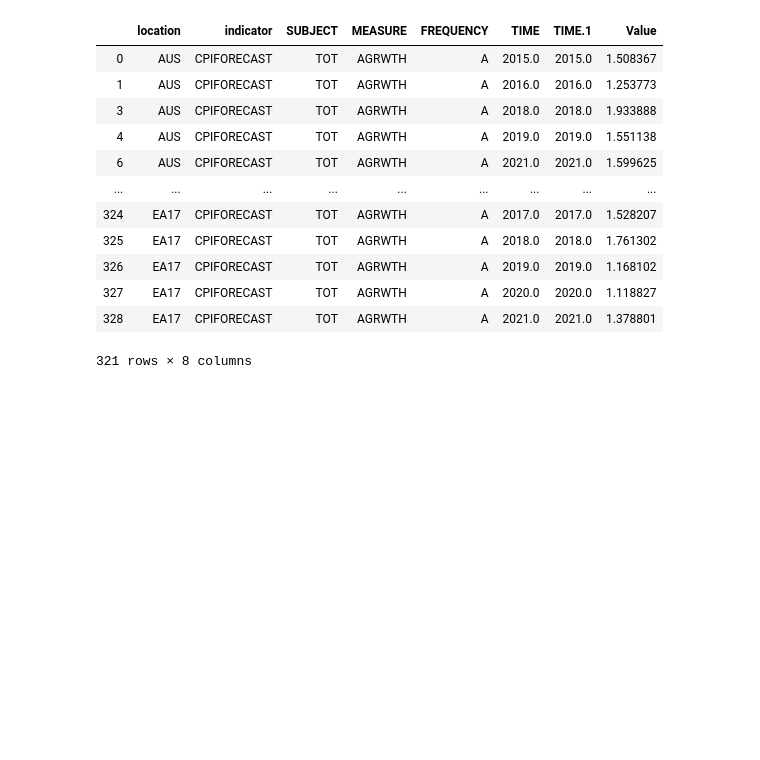
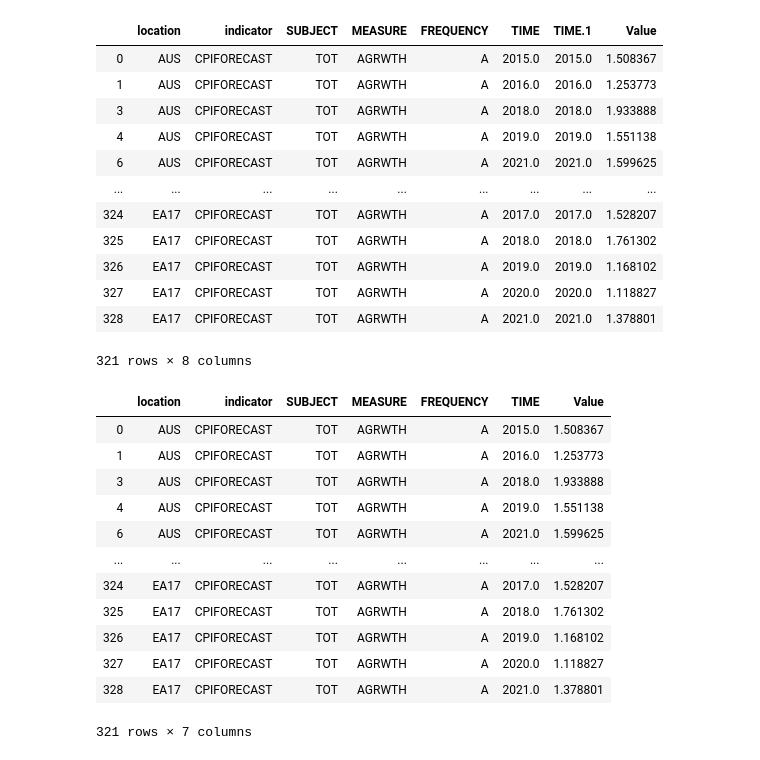
Before and after one commit to andy-lee0913/webscraping_milestone_1, a Jupyter notebook: data_cleaning.ipynb, the cells around one changed output. Saved outputs shown, nothing was run; the diff lists cells and outputs as text; code cells hidden in the pictures; blank space fills up the shorter version.

Commit message:
modify time1

```diff
--- a/data_cleaning.ipynb
+++ b/data_cleaning.ipynb
@@ -92,4 +92,22 @@ df
 | 327 | EA17 | CPIFORECAST | TOT | AGRWTH | A | 2020.0 | 2020.0 | 1.118827 |
 | 328 | EA17 | CPIFORECAST | TOT | AGRWTH | A | 2021.0 | 2021.0 | 1.378801 |
 321 rows × 8 columns
+# %%
+df = df.drop(["TIME.1"], axis = 1)
+# %%
+df
+# %% [output]
+|  | location | indicator | SUBJECT | MEASURE | FREQUENCY | TIME | Value |
+| 0 | AUS | CPIFORECAST | TOT | AGRWTH | A | 2015.0 | 1.508367 |
+| 1 | AUS | CPIFORECAST | TOT | AGRWTH | A | 2016.0 | 1.253773 |
+| 3 | AUS | CPIFORECAST | TOT | AGRWTH | A | 2018.0 | 1.933888 |
+| 4 | AUS | CPIFORECAST | TOT | AGRWTH | A | 2019.0 | 1.551138 |
+| 6 | AUS | CPIFORECAST | TOT | AGRWTH | A | 2021.0 | 1.599625 |
+| ... | ... | ... | ... | ... | ... | ... | ... |
+| 324 | EA17 | CPIFORECAST | TOT | AGRWTH | A | 2017.0 | 1.528207 |
+| 325 | EA17 | CPIFORECAST | TOT | AGRWTH | A | 2018.0 | 1.761302 |
+| 326 | EA17 | CPIFORECAST | TOT | AGRWTH | A | 2019.0 | 1.168102 |
+| 327 | EA17 | CPIFORECAST | TOT | AGRWTH | A | 2020.0 | 1.118827 |
+| 328 | EA17 | CPIFORECAST | TOT | AGRWTH | A | 2021.0 | 1.378801 |
+321 rows × 7 columns
 # %%
```
Also changed, not shown: parts of 1 cell of this notebook, 2 other files.
